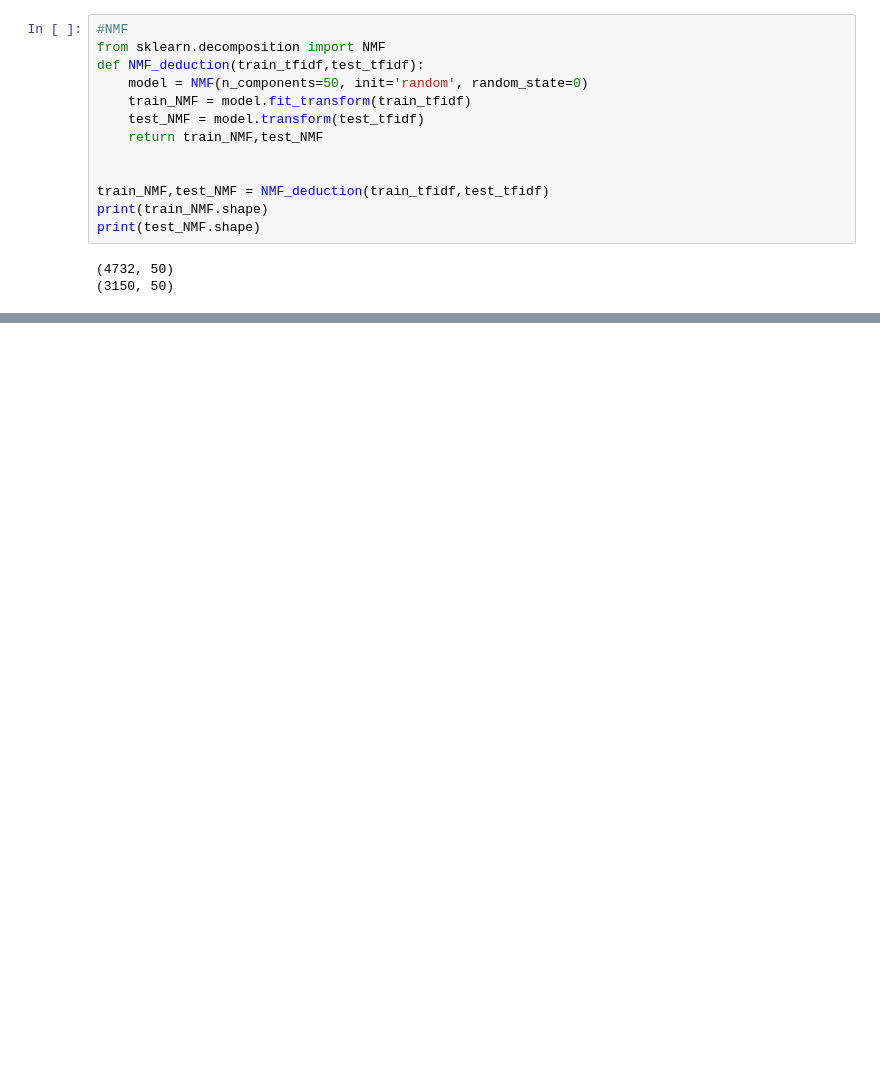
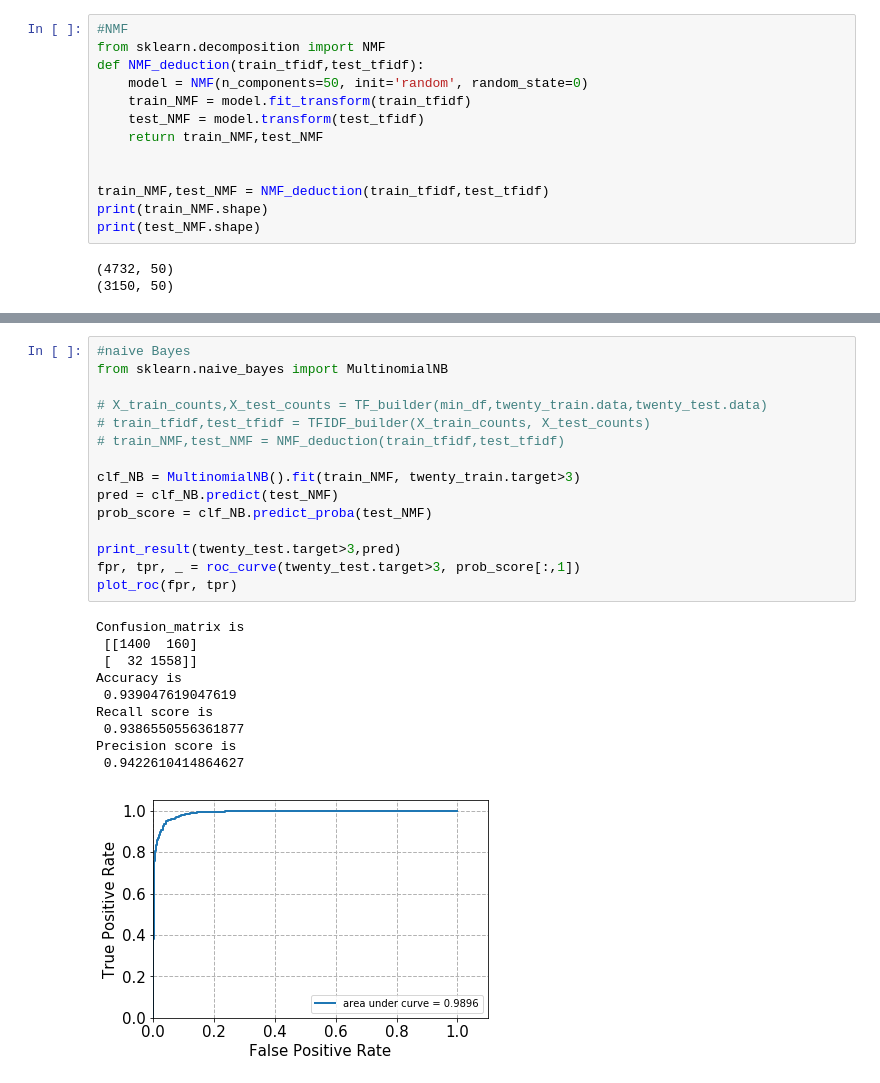
Before and after one commit to wppply/ECE219_projects, a Jupyter notebook: project_1/scratchBook.ipynb, the cells around one changed output, grey strips where cells are left out. Saved outputs shown, nothing was run; the diff lists cells and outputs as text; blank space fills up the shorter version.

```diff
--- a/project_1/scratchBook.ipynb
+++ b/project_1/scratchBook.ipynb
@@ -243,0 +363,26 @@ SyntaxError: unexpected EOF while parsing (<ipython-input-48-55dd3a62e8fc>, line
+# %%
+#naive Bayes
+from sklearn.naive_bayes import MultinomialNB
+
+# X_train_counts,X_test_counts = TF_builder(min_df,twenty_train.data,twenty_test.data)
+# train_tfidf,test_tfidf = TFIDF_builder(X_train_counts, X_test_counts)
+# train_NMF,test_NMF = NMF_deduction(train_tfidf,test_tfidf)
+
+clf_NB = MultinomialNB().fit(train_NMF, twenty_train.target>3)
+pred = clf_NB.predict(test_NMF)
+prob_score = clf_NB.predict_proba(test_NMF)
+
+print_result(twenty_test.target>3,pred)
+fpr, tpr, _ = roc_curve(twenty_test.target>3, prob_score[:,1])
+plot_roc(fpr, tpr)
+# %% [output]
+Confusion_matrix is
+ [[1400  160]
+ [  32 1558]]
+Accuracy is
+ 0.939047619047619
+Recall score is
+ 0.9386550556361877
+Precision score is
+ 0.9422610414864627
+[figure, added]
```
Also changed, not shown: parts of 27 cells of this notebook, 2 other files.
